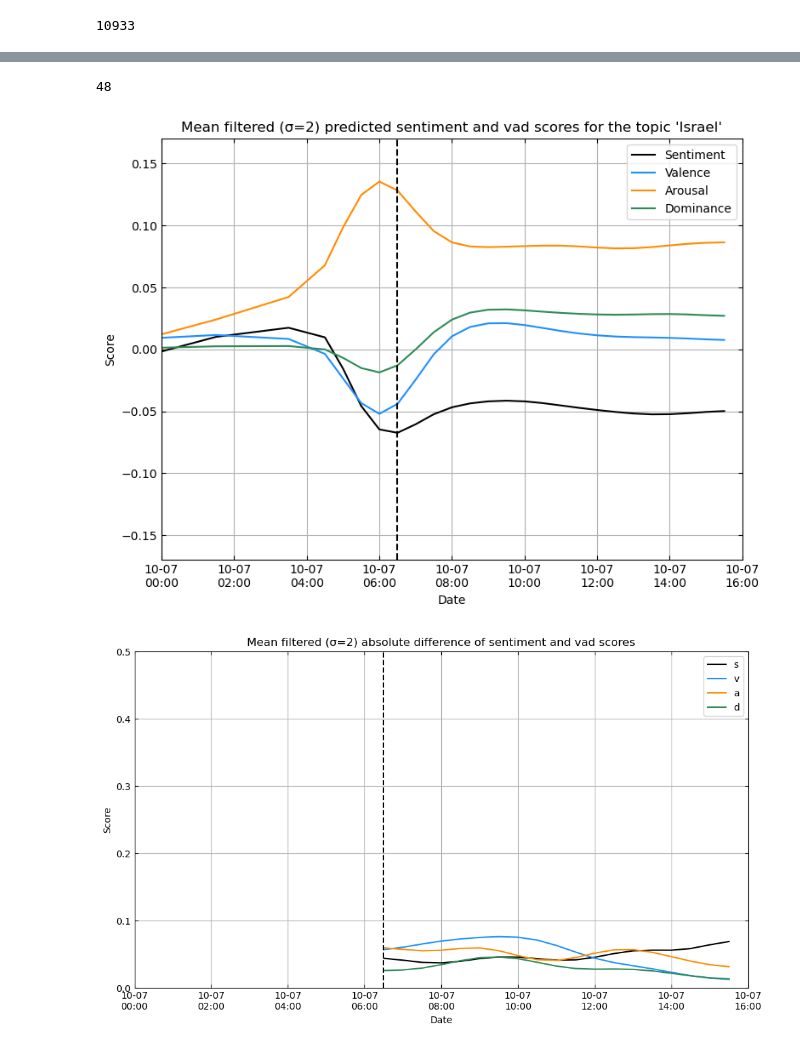
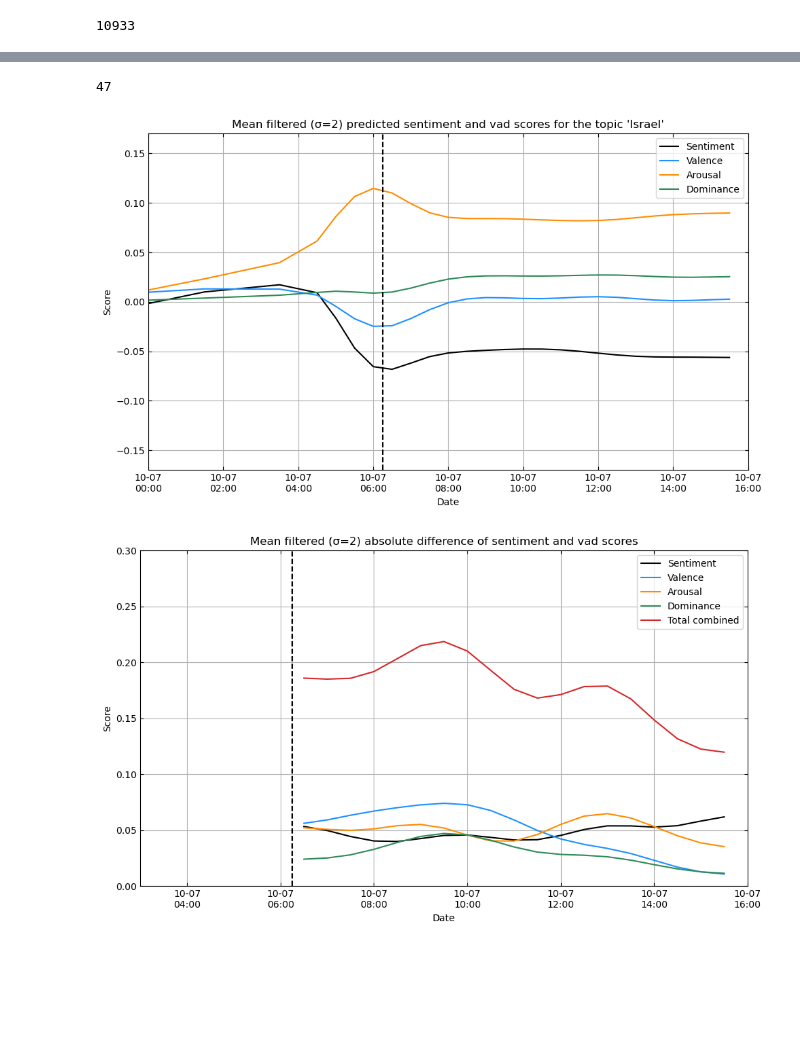
Before and after one commit to lucbijl/sociophysics, a Jupyter notebook: sentiment-analysis/israel-case/israel-sentiment-analysis.ipynb, the cells around one changed output, grey strips where cells are left out. Saved outputs shown, nothing was run; the diff lists cells and outputs as text; code cells hidden in the pictures; blank space fills up the shorter version.

```diff
--- a/sentiment-analysis/israel-case/israel-sentiment-analysis.ipynb
+++ b/sentiment-analysis/israel-case/israel-sentiment-analysis.ipynb
@@ -88,7 +88,7 @@ import pandas as pd
 
 import_posts = '../datasets/israel-case/scored/israel-scored.csv'
 cardinality_S = 30
-string_start = '2023-10-07 06:30'
+string_start = '2023-10-07 06:15'
 string_end = '2023-10-07 16:00'
 post_period = 60
 string_threshold = '5d'
@@ -110,7 +110,7 @@ df_model_posts = sentiment_agent_model(import_posts, cardinality_S, string_start
 df_model_posts['date'] = pd.to_datetime(df_model_posts['date'])
 df_posts_model_date = df_model_posts.set_index('date').sort_index()
 # %% [output]
-48
+47
 # %%
 posts_model_resampled = {'s': [], 'v': [], 'a': [], 'd': []}
 model_smoothed_scores = {'s': [], 'v': [], 'a': [], 'd': []}
@@ -119,7 +119,7 @@ for i in ['s', 'v', 'a', 'd']:
     posts_model_resampled[i] = df_posts_model_date[i].resample(resample_period).mean().dropna()
     model_smoothed_scores[i] = gaussian_filter1d(posts_model_resampled[i], sigma=sigma)
 
-plt.figure(figsize=(8,6))
+plt.figure(figsize=(10,6))
 
 for i,j,k in zip(['s', 'v', 'a', 'd'], ['Sentiment', 'Valence', 'Arousal', 'Dominance'], ['black', 'dodgerblue', 'darkorange', 'seagreen']):
     plt.plot(posts_model_resampled[i].index, model_smoothed_scores[i], label=j, color=k)
@@ -144,62 +144,41 @@ plt.show()
 
 ######################
 
 posts_diff_resampled = abs(pd.DataFrame(posts_model_resampled).loc[string_start:string_end] - pd.DataFrame(posts_resampled).loc[string_start:string_end])
 posts_diff_resampled.dropna(inplace=True)
 
 diff_smoothed_scores = {'s': [], 'v': [], 'a': [], 'd': []}
 
 for i in ['s', 'v', 'a', 'd']:
     diff_smoothed_scores[i] = gaussian_filter1d(posts_diff_resampled[i], sigma=sigma)
 
 plt.figure(figsize=(10,6))
 
-for i,j in zip(['s', 'v', 'a', 'd'], ['black', 'dodgerblue', 'darkorange', 'seagreen']):
-    plt.plot(posts_diff_resampled[i].index, diff_smoothed_scores[i], label=i, color=j)
+for i,j,k in zip(['s', 'v', 'a', 'd'], ['Sentiment', 'Valence', 'Arousal', 'Dominance'], ['black', 'dodgerblue', 'darkorange', 'seagreen']):
+    plt.plot(posts_diff_resampled[i].index, diff_smoothed_scores[i], label=j, color=k)
 
-plt.ylim(0, 0.5)
-plt.xlim(time_start, time_end)
+total_diff_resampled = posts_diff_resampled['s'] + posts_diff_resampled['v'] + posts_diff_resampled['a'] + posts_diff_resampled['d']
+total_diff_smoothed_scores = gaussian_filter1d(total_diff_resampled, sigma=sigma)
+
+plt.plot(total_diff_resampled.index, total_diff_smoothed_scores, label='Total combined', color='tab:red')
+
+plt.ylim(0, 0.3)
+plt.xlim(time_start + pd.Timedelta('3h'), time_end)
 
 plt.title(f'Mean filtered (σ={sigma}) absolute difference of sentiment and vad scores')
 plt.xlabel('Date')
 plt.ylabel('Score')
 plt.grid(True)
 
 plt.axvline(pd.to_datetime(string_start), color='black', linestyle='--')
 plt.tick_params(axis='both', direction='in',top=True, right=True)
 plt.legend()
 
 date_format = DateFormatter("%m-%d\n%H:%M")
 plt.gca().xaxis.set_major_formatter(date_format)
 
 plt.tight_layout()
 plt.show()
-
-######################
-
-total_diff_resampled = posts_diff_resampled['s'] + posts_diff_resampled['v'] + posts_diff_resampled['a'] + posts_diff_resampled['d']
-total_diff_smoothed_scores = gaussian_filter1d(total_diff_resampled, sigma=sigma)
-
-plt.figure(figsize=(10,6))
-
-plt.plot(total_diff_resampled.index, total_diff_smoothed_scores, color='black')
-
-plt.ylim(0, 1.5)
-plt.xlim(time_start, time_end)
-
-plt.title(f'Mean filtered (σ={sigma}) total absolute difference of sentiment and vad scores')
-plt.xlabel('Date')
-plt.ylabel('Total score')
-plt.grid(True)
-
-plt.axvline(pd.to_datetime(string_start), color='black', linestyle='--')
-plt.tick_params(axis='both', direction='in',top=True, right=True)
-
-date_format = DateFormatter("%m-%d\n%H:%M")
-plt.gca().xaxis.set_major_formatter(date_format)
-
-plt.tight_layout()
-plt.show()
 # %% [output]
-[figure, old version]
+[figure, new version]
-[figure, old version]
+[figure, new version]
```
Also changed, not shown: parts of 2 cells of this notebook, 5 other files.
